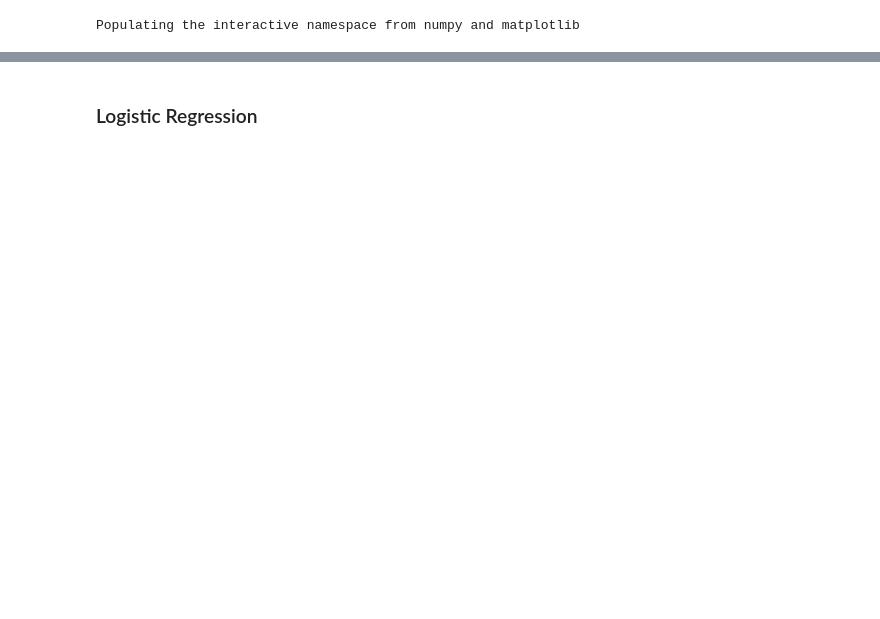
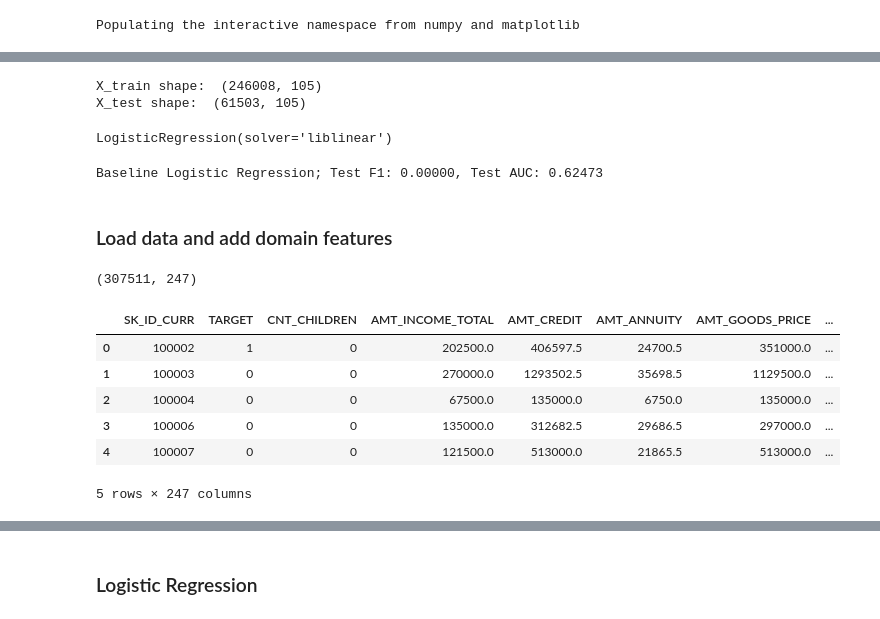
Before and after one commit to luongtruong77/classification-loan-default-risk-detection, a Jupyter notebook: notebooks/Models.ipynb, the cells around one changed output, grey strips where cells are left out. Drawn from its saved outputs; the diff is of its cells as text; code cells hidden in the pictures; blank space fills up the shorter version.

```diff
--- a/notebooks/Models.ipynb
+++ b/notebooks/Models.ipynb
@@ -31,0 +47,38 @@ Populating the interactive namespace from numpy and matplotlib
+# %%
+X_base_train, X_base_test, y_base_train, y_base_test = train_test_split(X_base_train, y_base_train,
+                                                                        test_size=0.2, random_state=42)
+
+#features columns
+features = list(X_base_train.columns)
+
+#test set
+
+#SimpleImputer wirth strategy = median
+imputer = SimpleImputer(strategy='median')
+
+#Scale the features
+scaler = StandardScaler()
+
+#Fit on the training data
+
+#Imputer
+imputer.fit(X_base_train)
+X_base_train = imputer.transform(X_base_train)
+X_base_test = imputer.transform(X_base_test)
+
+
+print('X_train shape: ', X_base_train.shape)
+print('X_test shape: ', X_base_test.shape)
+# %% [output]
+X_train shape:  (246008, 105)
+X_test shape:  (61503, 105)
+# %%
+lr_base = LogisticRegression(solver='liblinear')
+lr_base.fit(X_base_train, y_base_train)
+# %% [output]
+LogisticRegression(solver='liblinear')
+# %%
+print('Baseline Logistic Regression; Test F1: %.5f, Test AUC: %.5f' % \
+      (f1_score(y_base_test, lr_base.predict(X_base_test)), roc_auc_score(y_base_test, lr_base.predict_proba(X_base_test)[:,1])))
+# %% [output]
+Baseline Logistic Regression; Test F1: 0.00000, Test AUC: 0.62473
@@ -31,0 +87,15 @@ Populating the interactive namespace from numpy and matplotlib
+# %% [markdown]
+### Load data and add domain features
+# %%
+app_train = pd.read_csv('app_train.csv', index_col=0)
+print(app_train.shape)
+app_train.head()
+# %% [output]
+(307511, 247)
+|  | SK_ID_CURR | TARGET | CNT_CHILDREN | AMT_INCOME_TOTAL | AMT_CREDIT | AMT_ANNUITY | AMT_GOODS_PRICE | ... |
+| 0 | 100002 | 1 | 0 | 202500.0 | 406597.5 | 24700.5 | 351000.0 | ... |
+| 1 | 100003 | 0 | 0 | 270000.0 | 1293502.5 | 35698.5 | 1129500.0 | ... |
+| 2 | 100004 | 0 | 0 | 67500.0 | 135000.0 | 6750.0 | 135000.0 | ... |
+| 3 | 100006 | 0 | 0 | 135000.0 | 312682.5 | 29686.5 | 297000.0 | ... |
+| 4 | 100007 | 0 | 0 | 121500.0 | 513000.0 | 21865.5 | 513000.0 | ... |
+5 rows × 247 columns
```
Also changed, not shown: parts of 52 cells of this notebook, 3 other files.
